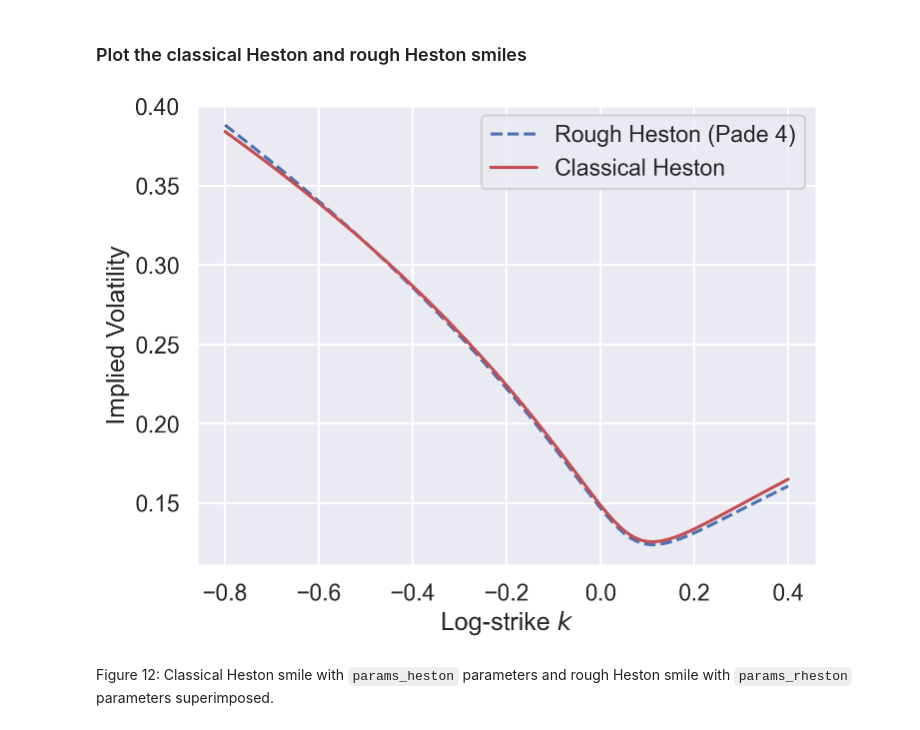
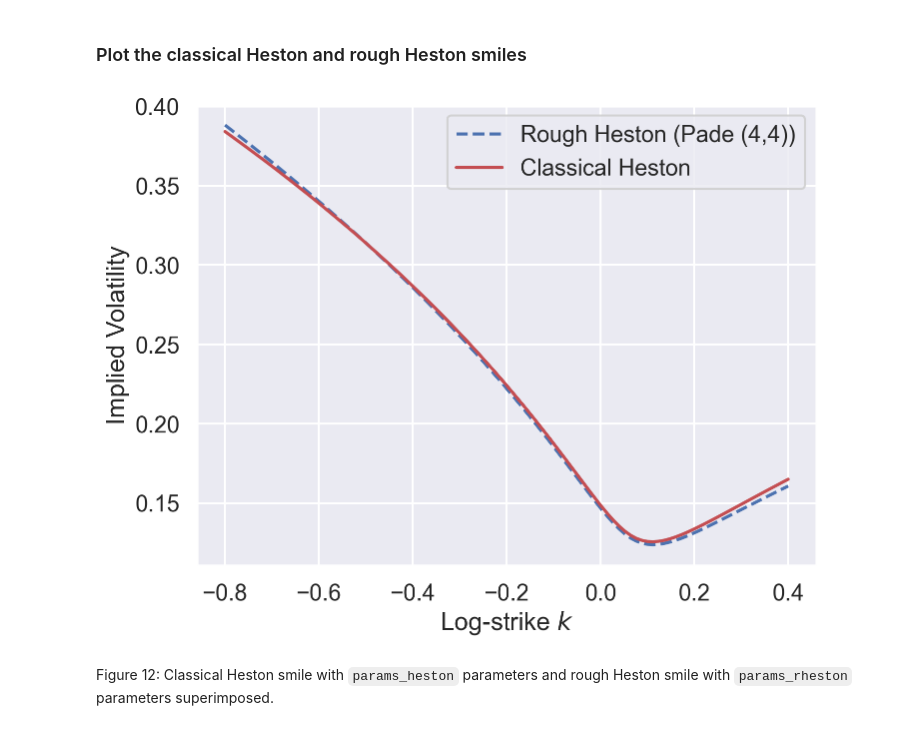
Before and after one commit to fbourgey/RoughVolatilityWorkshop, a Jupyter notebook: QM2024_4_Computation.ipynb, the cells around one changed output. Saved outputs shown, nothing was run; the diff lists cells and outputs as text; code cells hidden in the pictures.

```diff
--- a/QM2024_4_Computation.ipynb
+++ b/QM2024_4_Computation.ipynb
@@ -1295,14 +1293,14 @@ impvol_rheston_55 = impvol_rheston_rational(
 ### Plot the classical Heston and rough Heston smiles
 # %%
 fig, ax = plt.subplots()
-ax.plot(ks, impvol_rheston_44, "b--", label="Rough Heston (Pade 4)")
+ax.plot(ks, impvol_rheston_44, "b--", label="Rough Heston (Pade (4,4))")
 ax.plot(ks, impvol_heston, "r-", label="Classical Heston")
 ax.set_xlabel("Log-strike $k$")
 ax.set_ylabel("Implied Volatility")
 ax.legend()
 plt.show()
 # %% [output]
-[figure, old version]
+[figure, new version]
 # %% [markdown]
 Figure 12: Classical Heston smile with `params_heston` parameters and rough Heston smile with `params_rheston` parameters superimposed.
 # %% [markdown]
```
Also changed, not shown: parts of 17 cells of this notebook, 3 other files.
